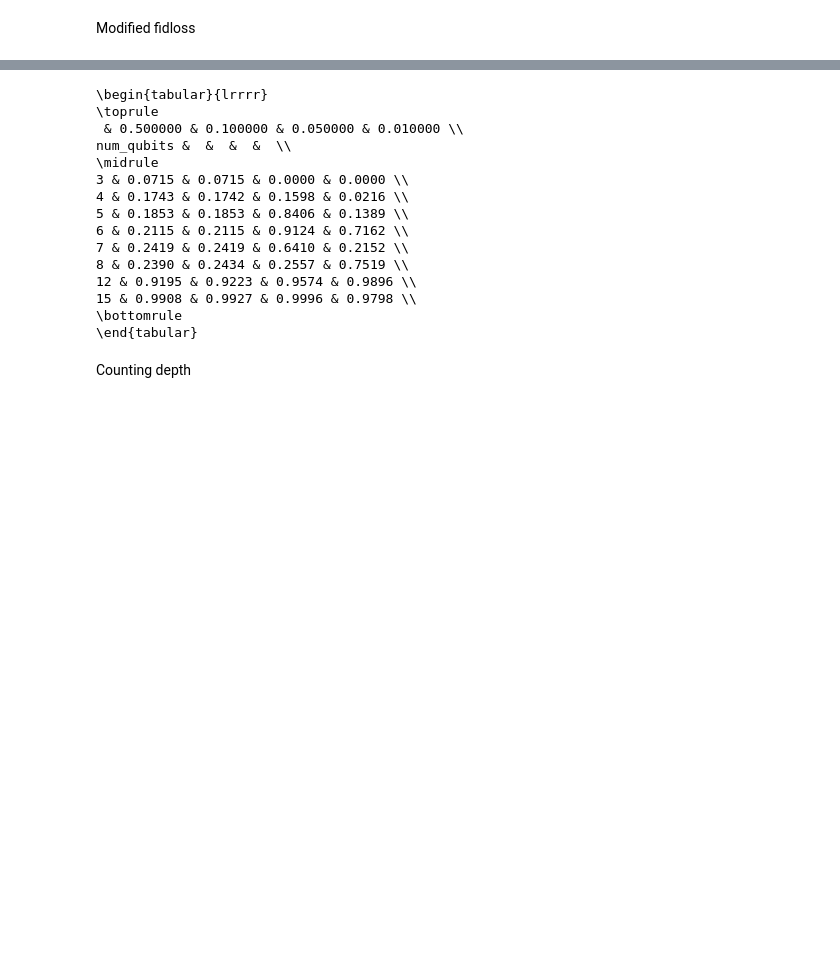
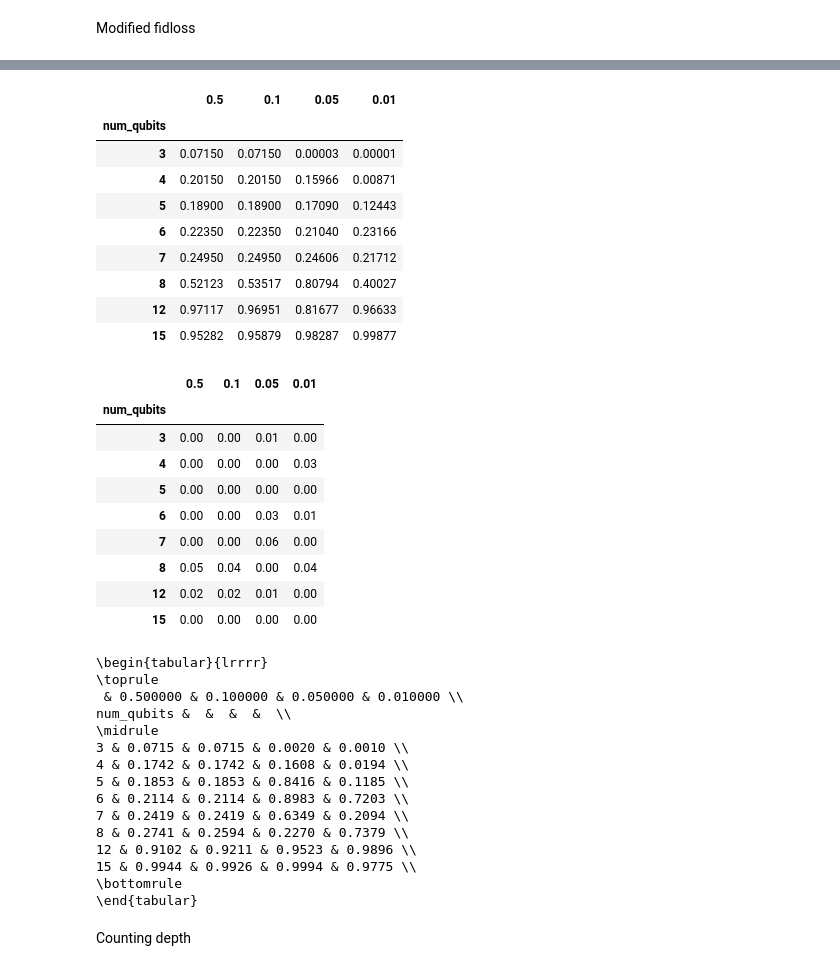
Before and after one commit to IsmaelCesar/sanches-modified, a Jupyter notebook: executing_simulations.ipynb, the cells around one changed output, grey strips where cells are left out. Cells and saved outputs as stored; diff of their text form; code cells hidden in the pictures; blank space fills up the shorter version.

```diff
--- a/executing_simulations.ipynb
+++ b/executing_simulations.ipynb
@@ -120,19 +135,48 @@ df_modified
+# %%
+df_mean_modified = pd.DataFrame(mean_modified_results_dict)
+df_mean_modified = df_mean_modified.set_index("num_qubits")
+display(df_mean_original)
+
+df_stds_modified = pd.DataFrame(stds_modified_results_dict)
+df_stds_modified = df_stds_modified.set_index("num_qubits")
+df_stds_modified
+# %% [output]
+|  | 0.5 | 0.1 | 0.05 | 0.01 |
+| num_qubits |  |  |  |  |
+| 3 | 0.07150 | 0.07150 | 0.00003 | 0.00001 |
+| 4 | 0.20150 | 0.20150 | 0.15966 | 0.00871 |
+| 5 | 0.18900 | 0.18900 | 0.17090 | 0.12443 |
+| 6 | 0.22350 | 0.22350 | 0.21040 | 0.23166 |
+| 7 | 0.24950 | 0.24950 | 0.24606 | 0.21712 |
+| 8 | 0.52123 | 0.53517 | 0.80794 | 0.40027 |
+| 12 | 0.97117 | 0.96951 | 0.81677 | 0.96633 |
+| 15 | 0.95282 | 0.95879 | 0.98287 | 0.99877 |
+|  | 0.5 | 0.1 | 0.05 | 0.01 |
+| num_qubits |  |  |  |  |
+| 3 | 0.00 | 0.00 | 0.01 | 0.00 |
+| 4 | 0.00 | 0.00 | 0.00 | 0.03 |
+| 5 | 0.00 | 0.00 | 0.00 | 0.00 |
+| 6 | 0.00 | 0.00 | 0.03 | 0.01 |
+| 7 | 0.00 | 0.00 | 0.06 | 0.00 |
+| 8 | 0.05 | 0.04 | 0.00 | 0.04 |
+| 12 | 0.02 | 0.02 | 0.01 | 0.00 |
+| 15 | 0.00 | 0.00 | 0.00 | 0.00 |
 # %%
-print(df_modified.to_latex(float_format="%.4f"))
+print(df_mean_modified.to_latex(float_format="%.4f"))
 # %% [output]
 \begin{tabular}{lrrrr}
 \toprule
  & 0.500000 & 0.100000 & 0.050000 & 0.010000 \\
 num_qubits &  &  &  &  \\
 \midrule
-3 & 0.0715 & 0.0715 & 0.0000 & 0.0000 \\
-4 & 0.1743 & 0.1742 & 0.1598 & 0.0216 \\
-5 & 0.1853 & 0.1853 & 0.8406 & 0.1389 \\
-6 & 0.2115 & 0.2115 & 0.9124 & 0.7162 \\
-7 & 0.2419 & 0.2419 & 0.6410 & 0.2152 \\
-8 & 0.2390 & 0.2434 & 0.2557 & 0.7519 \\
-12 & 0.9195 & 0.9223 & 0.9574 & 0.9896 \\
-15 & 0.9908 & 0.9927 & 0.9996 & 0.9798 \\
+3 & 0.0715 & 0.0715 & 0.0020 & 0.0010 \\
+4 & 0.1742 & 0.1742 & 0.1608 & 0.0194 \\
+5 & 0.1853 & 0.1853 & 0.8416 & 0.1185 \\
+6 & 0.2114 & 0.2114 & 0.8983 & 0.7203 \\
+7 & 0.2419 & 0.2419 & 0.6349 & 0.2094 \\
+8 & 0.2741 & 0.2594 & 0.2270 & 0.7379 \\
+12 & 0.9102 & 0.9211 & 0.9523 & 0.9896 \\
+15 & 0.9944 & 0.9926 & 0.9994 & 0.9775 \\
 \bottomrule
 \end{tabular}
 # %% [markdown]
```
Also changed, not shown: parts of 8 cells of this notebook.
